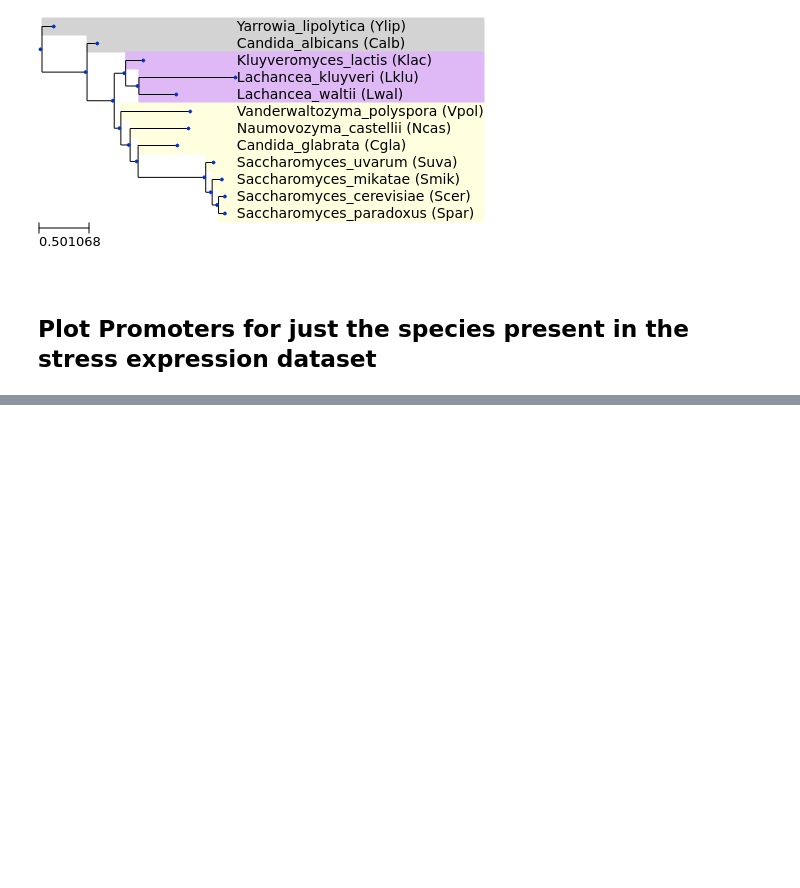
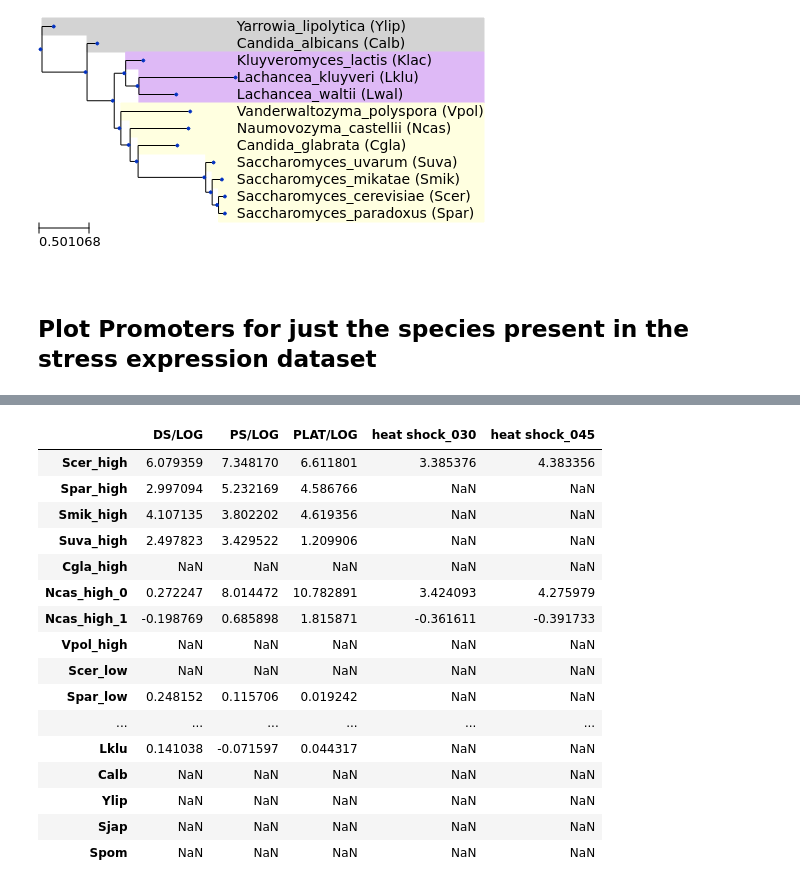
Before and after one commit to heineike02/y1000plus_tools, a Jupyter notebook: scripts/20190219_STRE_examples.ipynb, the cells around one changed output, grey strips where cells are left out. Drawn from its saved outputs; the diff is of its cells as text; code cells hidden in the pictures; blank space fills up the shorter version.

Commit message:
Additional analysis in response to frontiers reviews

```diff
--- a/scripts/20190219_STRE_examples.ipynb
+++ b/scripts/20190219_STRE_examples.ipynb
@@ -2039,0 +1516,36 @@ t_exp_subset = t.copy()
+# %%
+#Plot full tree and promoters
+N_tree_dict = {'GND2_GND1':('7',''),
+               'GPM2_GPM3':('4',''),
+               'EGO4_EGO2':('4','')}
+
+goi_pair = 'EGO4_EGO2'#'GPM2_GPM3' #'EGO4_EGO2'# 'GND2_GND1'#
+
+goi_exp_data = pd.read_csv(y1000plus_tools.home_dir + os.path.normpath('github/yeast_esr_expression_analysis/expression_data/regev_data/20210219_'+goi_pair + '.csv'), index_col=0)
+
+
+og = goi_pair_og_lookup[goi_pair]
+
+fname_tree = os.path.normpath(y1000plus_dir + 'proteins_og/' + goi_pair + '_' + og + '/tree/run' + N_tree_dict[goi_pair][0] + '/' + goi_pair + '_' + og + '_aln_' + N_tree_dict[goi_pair][1] + 'trimmed.fasta.treefile')
+t = Tree(fname_tree, format=1)
+
+leaves = list(exp_subset[goi_pair].keys())#[item for key, item in exp_subset['EGO4_EGO2'].items()]
+t_exp_subset = t.copy()
+t_exp_subset.prune(leaves)
+
+fname_out = figsave_dir + goi_pair + '_exp.pdf'
+
+#Load Promoter file and find STRE/PDS/TATA box in promoters outputs proms for plotting
+promoters_fname = y1000plus_dir + os.path.normpath('promoter_sets/' + og + '_' + goi_pair + '.fasta')
+proms = y1000plus_tools.prom_scan_example(goi_pair, promoters_fname,y1000_species_subset)
+
+motif_names = ['TATA', 'STRE']
+branch_labels = 'bootstrap'  # 'all'
+
+
+exp_subset_goi = exp_subset[goi_pair]
+
+(t_exp_subset,ts) = y1000plus_tools.plot_tree_proms_exp_data(goi_pair, prom_phyls, t_exp_subset, y1000_species_subset, proms, motif_names, branch_labels, goi_exp_data, exp_subset[goi_pair])
+
+#t_exp_subset.render('%%inline', tree_style=ts)
+t_exp_subset.render(fname_out, tree_style=ts)
@@ -2039,0 +1570,20 @@ t_exp_subset = t.copy()
+# %%
+goi_exp_data
+# %% [output]
+|  | DS/LOG | PS/LOG | PLAT/LOG | heat shock_030 | heat shock_045 |
+| Scer_high | 6.079359 | 7.348170 | 6.611801 | 3.385376 | 4.383356 |
+| Spar_high | 2.997094 | 5.232169 | 4.586766 | NaN | NaN |
+| Smik_high | 4.107135 | 3.802202 | 4.619356 | NaN | NaN |
+| Suva_high | 2.497823 | 3.429522 | 1.209906 | NaN | NaN |
+| Cgla_high | NaN | NaN | NaN | NaN | NaN |
+| Ncas_high_0 | 0.272247 | 8.014472 | 10.782891 | 3.424093 | 4.275979 |
+| Ncas_high_1 | -0.198769 | 0.685898 | 1.815871 | -0.361611 | -0.391733 |
+| Vpol_high | NaN | NaN | NaN | NaN | NaN |
+| Scer_low | NaN | NaN | NaN | NaN | NaN |
+| Spar_low | 0.248152 | 0.115706 | 0.019242 | NaN | NaN |
+| ... | ... | ... | ... | ... | ... |
+| Lklu | 0.141038 | -0.071597 | 0.044317 | NaN | NaN |
+| Calb | NaN | NaN | NaN | NaN | NaN |
+| Ylip | NaN | NaN | NaN | NaN | NaN |
+| Sjap | NaN | NaN | NaN | NaN | NaN |
+| Spom | NaN | NaN | NaN | NaN | NaN |
```
Also changed, not shown: parts of 27 cells of this notebook, 5 other files.
